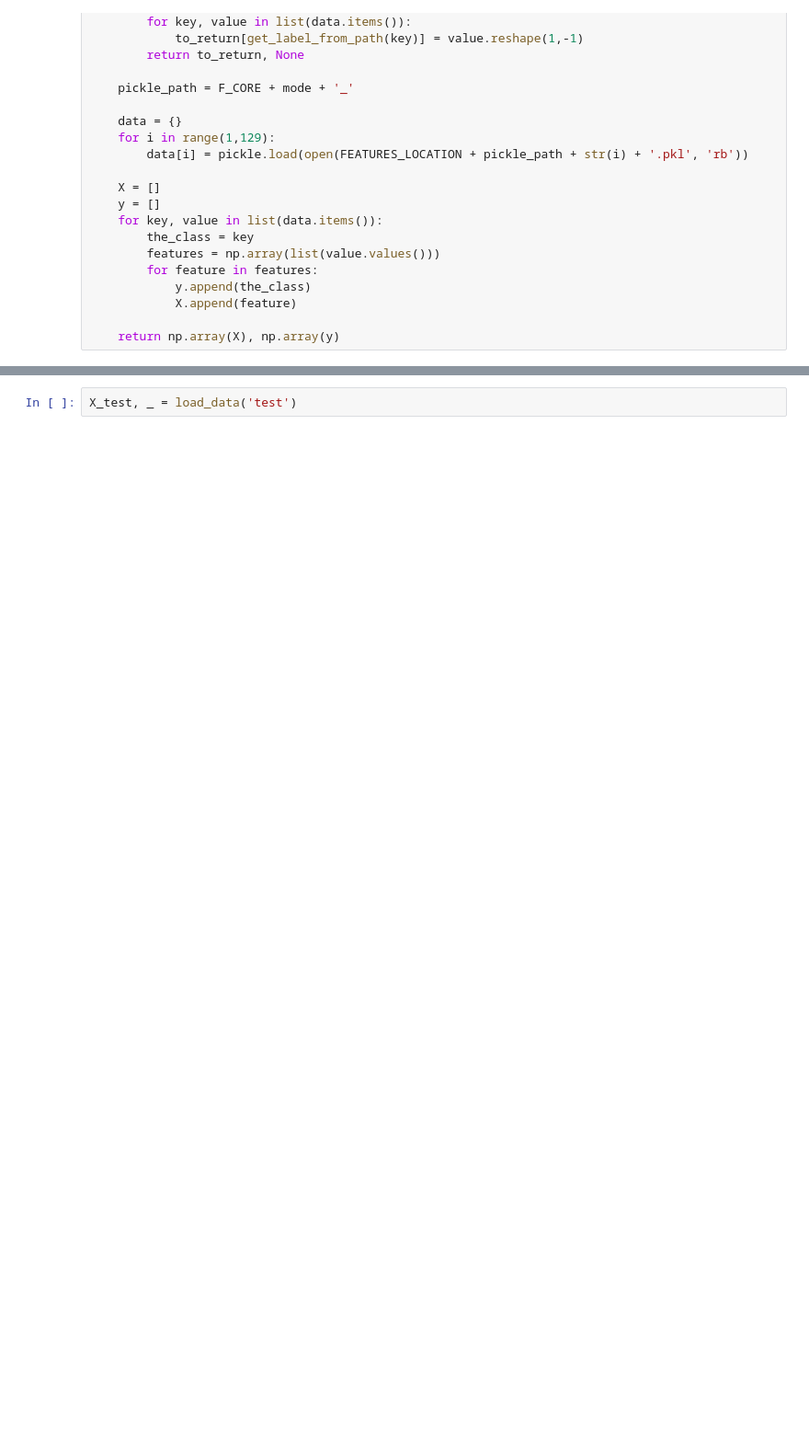
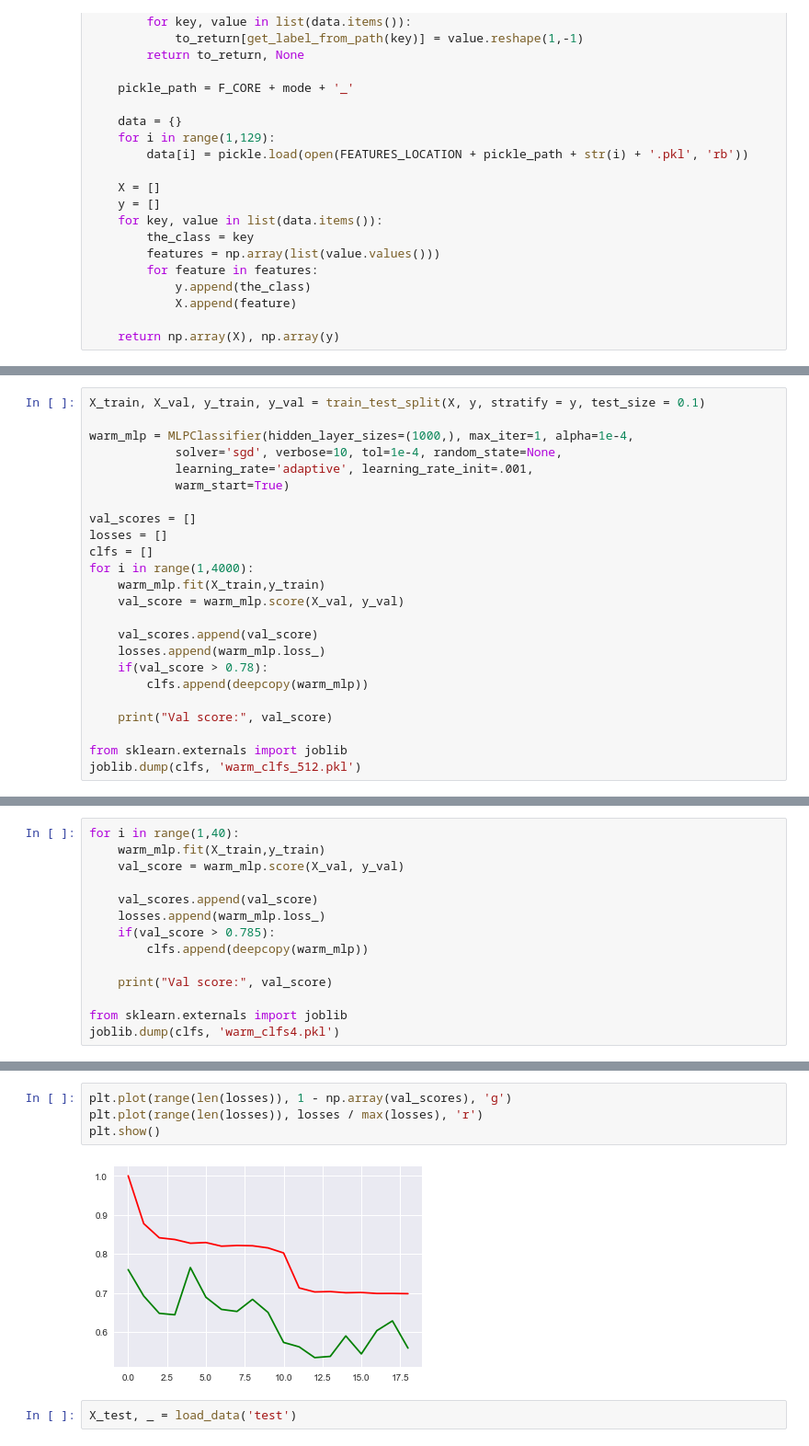
Before and after one commit to m3h0w/cnns-and-transfer-learning-for-furniture-recognition, a Jupyter notebook: Classification.ipynb, the cells around one changed output, grey strips where cells are left out. Shown: that part at 92% size. Saved outputs shown, nothing was run; the diff lists cells and outputs as text; blank space fills up the shorter version.

```diff
--- a/Classification.ipynb
+++ b/Classification.ipynb
@@ -125,0 +95,24 @@ mlp.score(X_val, y_val)
+# %%
+X_train, X_val, y_train, y_val = train_test_split(X, y, stratify = y, test_size = 0.1)
+
+warm_mlp = MLPClassifier(hidden_layer_sizes=(1000,), max_iter=1, alpha=1e-4,
+            solver='sgd', verbose=10, tol=1e-4, random_state=None,
+            learning_rate='adaptive', learning_rate_init=.001,
+            warm_start=True)
+
+val_scores = []
+losses = []
+clfs = []
+for i in range(1,4000):
+    warm_mlp.fit(X_train,y_train)
+    val_score = warm_mlp.score(X_val, y_val)
+
+    val_scores.append(val_score)
+    losses.append(warm_mlp.loss_)
+    if(val_score > 0.78):
+        clfs.append(deepcopy(warm_mlp))
+
+    print("Val score:", val_score)
+
+from sklearn.externals import joblib
+joblib.dump(clfs, 'warm_clfs_512.pkl')
@@ -125,0 +140,14 @@ mlp.score(X_val, y_val)
+# %%
+for i in range(1,40):
+    warm_mlp.fit(X_train,y_train)
+    val_score = warm_mlp.score(X_val, y_val)
+
+    val_scores.append(val_score)
+    losses.append(warm_mlp.loss_)
+    if(val_score > 0.785):
+        clfs.append(deepcopy(warm_mlp))
+
+    print("Val score:", val_score)
+
+from sklearn.externals import joblib
+joblib.dump(clfs, 'warm_clfs4.pkl')
@@ -126,3 +173,9 @@ mlp.score(X_val, y_val)
+# %%
+plt.plot(range(len(losses)), 1 - np.array(val_scores), 'g')
+plt.plot(range(len(losses)), losses / max(losses), 'r')
+plt.show()
+# %% [output]
+[figure, added]
 # %%
 X_test, _ = load_data('test')
 # %%
```
Also changed, not shown: parts of 20 cells of this notebook, 7 other files.
